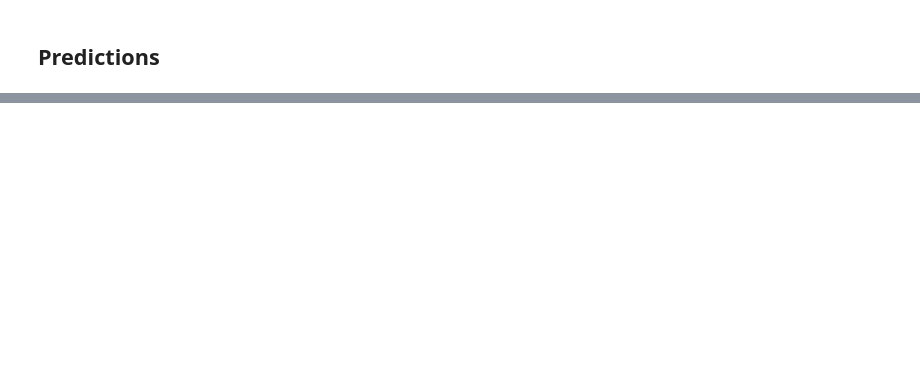
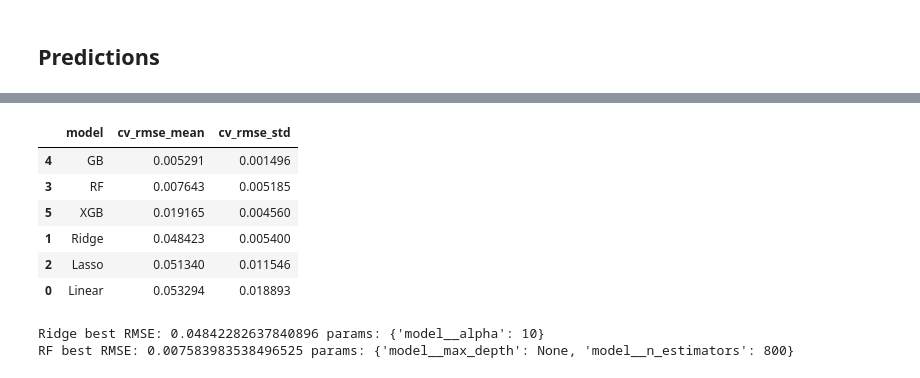
Before and after one commit to mpzamos0297/HousePrices, a Jupyter notebook: Cleaning.ipynb, the cells around one changed output, grey strips where cells are left out. Cells and saved outputs as stored; diff of their text form; code cells hidden in the pictures; blank space fills up the shorter version.

Commit message:
changes of the coding + Angeles models included

```diff
--- a/Cleaning.ipynb
+++ b/Cleaning.ipynb
@@ -551,0 +572,70 @@ Original: 335000.00, Predicted: 335417.82
+# %%
+num_cols = X.select_dtypes(include=['int64','float64']).columns.tolist()
+cat_cols = X.select_dtypes(include=['object']).columns.tolist()
+if 'Id' in num_cols: num_cols.remove('Id')  # no usar Id como feature
+
+num_pipe = Pipeline([
+    ('imputer', SimpleImputer(strategy='median')),
+    ('scaler', StandardScaler(with_mean=False))  # seguro con sparse
+])
+
+cat_pipe = Pipeline([
+    ('imputer', SimpleImputer(strategy='most_frequent')),
+    ('ohe', OneHotEncoder(handle_unknown='ignore'))
+])
+
+pre = ColumnTransformer([
+    ('num', num_pipe, num_cols),
+    ('cat', cat_pipe, cat_cols)
+])
+# %%
+models = {
+    'Linear': LinearRegression(),
+    'Ridge':  Ridge(alpha=10.0, random_state=RANDOM_STATE),
+    'Lasso':  Lasso(alpha=0.0005, max_iter=20000, random_state=RANDOM_STATE),
+    'RF':     RandomForestRegressor(n_estimators=600, random_state=RANDOM_STATE, n_jobs=-1),
+    'GB':     GradientBoostingRegressor(random_state=RANDOM_STATE),
+    'XGB':    XGBRegressor(
+                n_estimators=1500, max_depth=4, learning_rate=0.02,
+                subsample=0.7, colsample_bytree=0.7, n_jobs=-1,
+                random_state=RANDOM_STATE
+             )
+}
+
+def rmse_cv(model):
+    pipe = Pipeline([('pre', pre), ('model', model)])
+    scores = cross_val_score(pipe, X, y, cv=cv, scoring='neg_root_mean_squared_error', n_jobs=-1)
+    return -scores  # positivo = RMSE
+
+results = []
+for name, model in models.items():
+    scores = rmse_cv(model)
+    results.append({'model': name, 'cv_rmse_mean': scores.mean(), 'cv_rmse_std': scores.std()})
+
+pd.DataFrame(results).sort_values('cv_rmse_mean')
+# %% [output]
+|  | model | cv_rmse_mean | cv_rmse_std |
+| 4 | GB | 0.005291 | 0.001496 |
+| 3 | RF | 0.007643 | 0.005185 |
+| 5 | XGB | 0.019165 | 0.004560 |
+| 1 | Ridge | 0.048423 | 0.005400 |
+| 2 | Lasso | 0.051340 | 0.011546 |
+| 0 | Linear | 0.053294 | 0.018893 |
+# %%
+# Ridge
+ridge_pipe = Pipeline([('pre', pre), ('model', Ridge(random_state=RANDOM_STATE))])
+ridge_grid = {'model__alpha': [0.1, 1, 3, 10, 30, 100]}
+ridge_cv = GridSearchCV(ridge_pipe, ridge_grid, cv=cv, scoring='neg_root_mean_squared_error', n_jobs=-1)
+ridge_cv.fit(X, y)
+print('Ridge best RMSE:', -ridge_cv.best_score_, 'params:', ridge_cv.best_params_)
+
+
+# RandomForest (si RF te fue bien)
+rf_pipe = Pipeline([('pre', pre), ('model', RandomForestRegressor(random_state=RANDOM_STATE, n_jobs=-1))])
+rf_grid = {'model__n_estimators':[400,600,800], 'model__max_depth':[None,10,20]}
+rf_cv = GridSearchCV(rf_pipe, rf_grid, cv=cv, scoring='neg_root_mean_squared_error', n_jobs=-1)
+rf_cv.fit(X, y)
+print('RF best RMSE:', -rf_cv.best_score_, 'params:', rf_cv.best_params_)
+# %% [output]
+Ridge best RMSE: 0.04842282637840896 params: {'model__alpha': 10}
+RF best RMSE: 0.007583983538496525 params: {'model__max_depth': None, 'model__n_estimators': 800}
```
Also changed, not shown: parts of 13 cells of this notebook.
